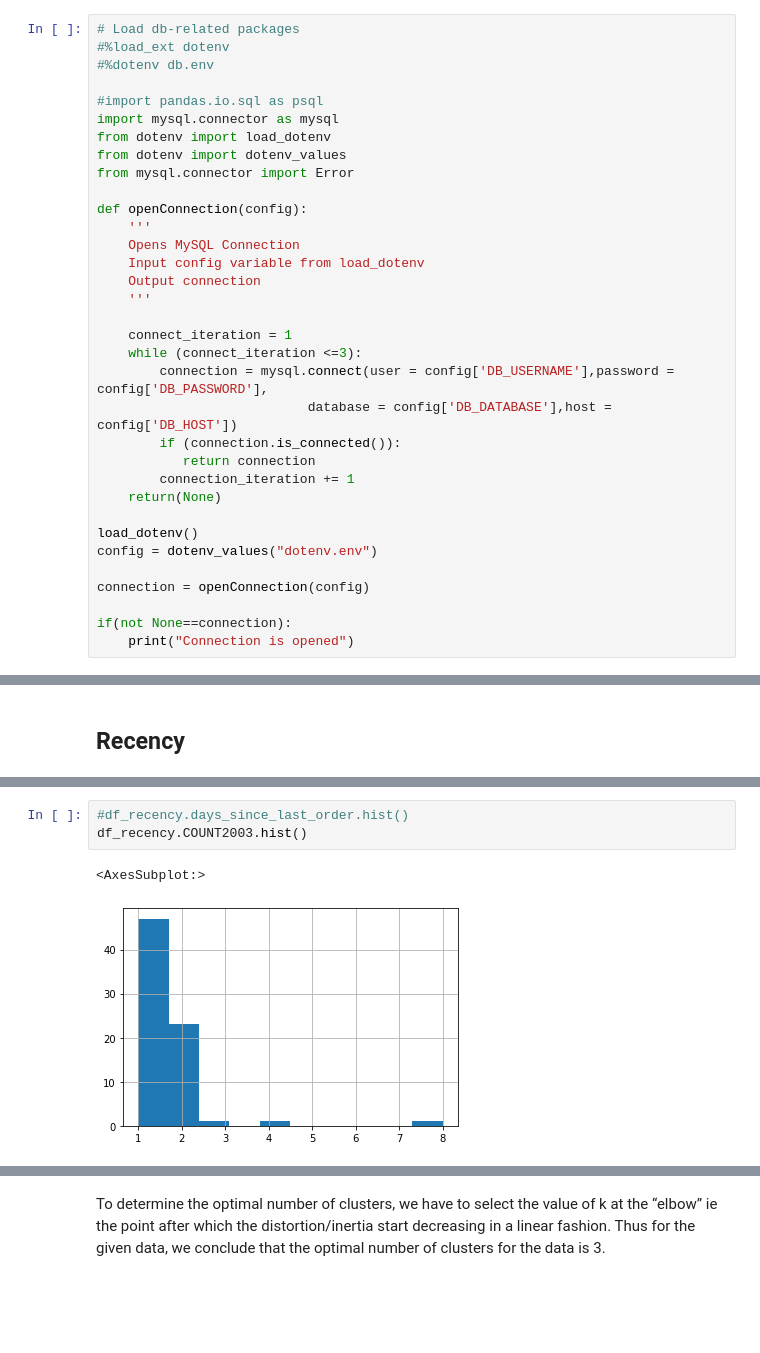
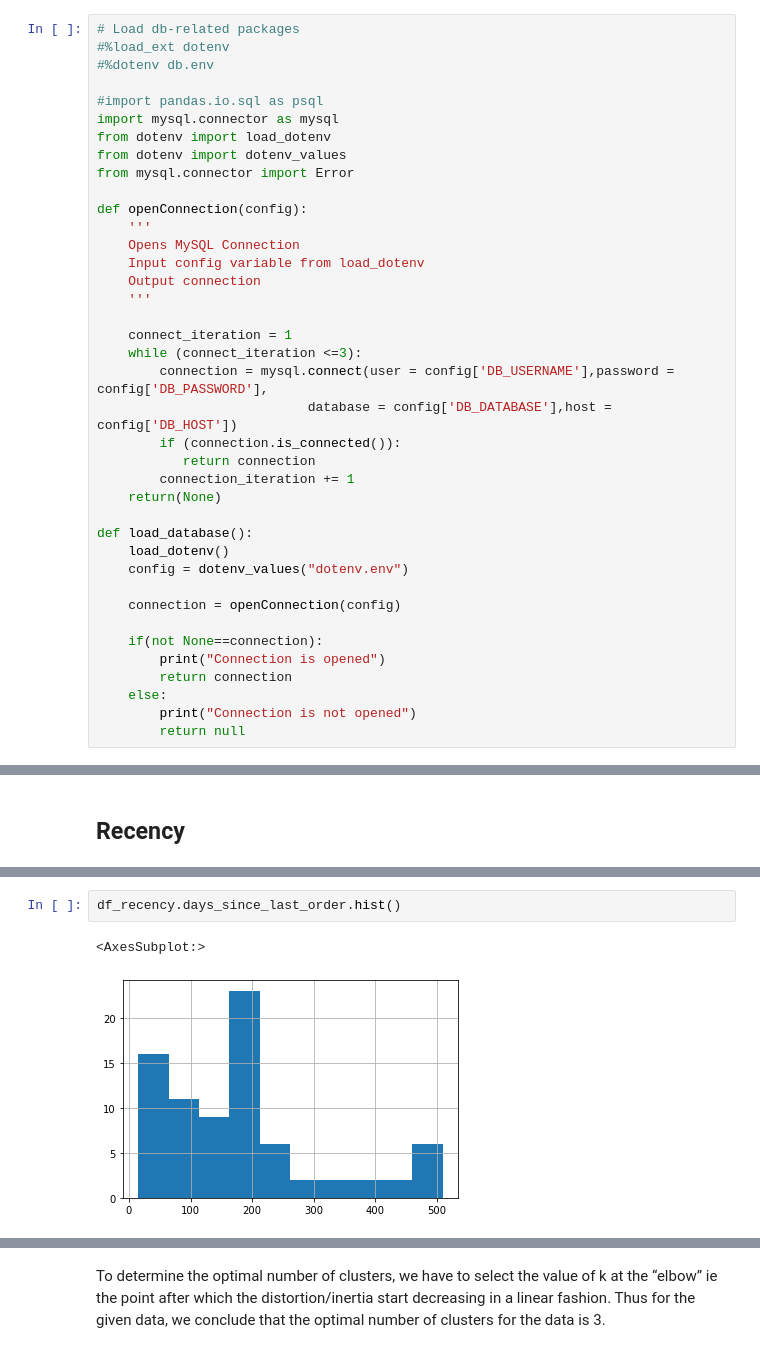
Before and after one commit to allan10carlo86/ProgInDBSQLandMachineLearningAssignment, a Jupyter notebook: Customer Clustering.ipynb, the cells around one changed output, grey strips where cells are left out. Saved outputs shown, nothing was run; the diff lists cells and outputs as text; blank space fills up the shorter version.

```diff
--- a/Customer Clustering.ipynb
+++ b/Customer Clustering.ipynb
@@ -34,10 +34,15 @@ def openConnection(config):
         connection_iteration += 1
     return(None)
 
-load_dotenv()
-config = dotenv_values("dotenv.env")
+def load_database():
+    load_dotenv()
+    config = dotenv_values("dotenv.env")
 
-connection = openConnection(config)
+    connection = openConnection(config)
 
-if(not None==connection):
-    print("Connection is opened")
+    if(not None==connection):
+        print("Connection is opened")
+        return connection
+    else:
+        print("Connection is not opened")
+        return null
@@ -114,8 +173,7 @@ df_recency
 # %%
-#df_recency.days_since_last_order.hist()
-df_recency.COUNT2003.hist()
+df_recency.days_since_last_order.hist()
 # %% [output]
 <AxesSubplot:>
-[figure, old version]
+[figure, new version]
 # %%
 sse={}
```
Also changed, not shown: parts of 20 cells of this notebook, 2 other files.
